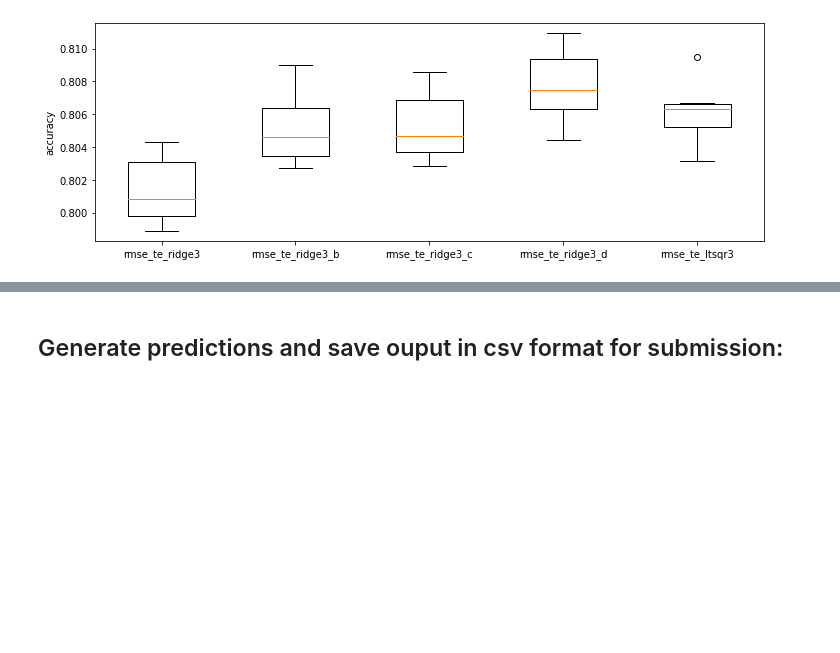
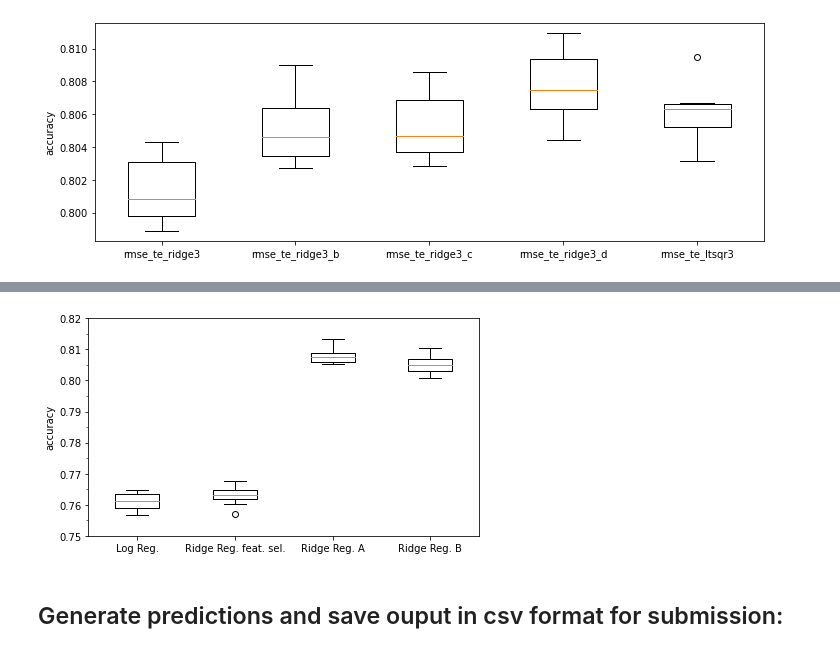
Before and after one commit to madtoinou/CS-433_HBozonClass, a Jupyter notebook: scripts/project1.ipynb, the cells around one changed output, grey strips where cells are left out. Cells and saved outputs as stored; diff of their text form; code cells hidden in the pictures; blank space fills up the shorter version.

```diff
--- a/scripts/project1.ipynb
+++ b/scripts/project1.ipynb
@@ -990,3 +983,26 @@ plt.show()
+# %%
+from matplotlib.ticker import (MultipleLocator, AutoMinorLocator)
+fig = plt.figure(figsize=[7,4])
+ax = fig.subplots()
+
+ax.boxplot([
+             rmse_te_logreg3,
+             rmse_te_ridge3_d,
+             rmse_te_ridge3_e,
+             rmse_te_ridge3_b
+            ],
+            labels=[
+                "Log Reg.",
+                "Ridge Reg. feat. sel.",
+                "Ridge Reg. A",
+                "Ridge Reg. B"
+            ])
+ax.set_ylabel("accuracy")
+ax.set_ylim([0.75,0.82])
+ax.yaxis.set_minor_locator(MultipleLocator(0.005))
+plt.show()
+# %% [output]
+[figure, added]
 # %% [markdown]
 ## Generate predictions and save ouput in csv format for submission:
 # %%
```
Also changed, not shown: parts of 7 cells of this notebook, 2 other files.
